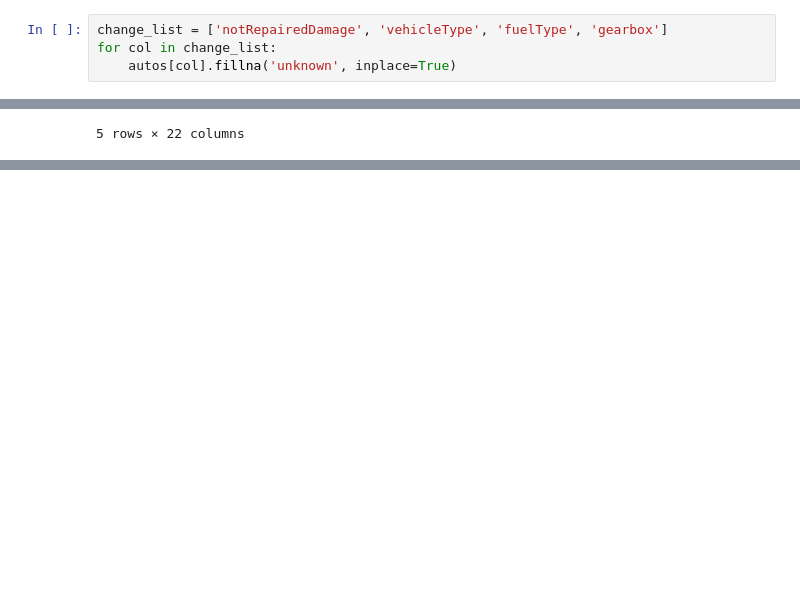
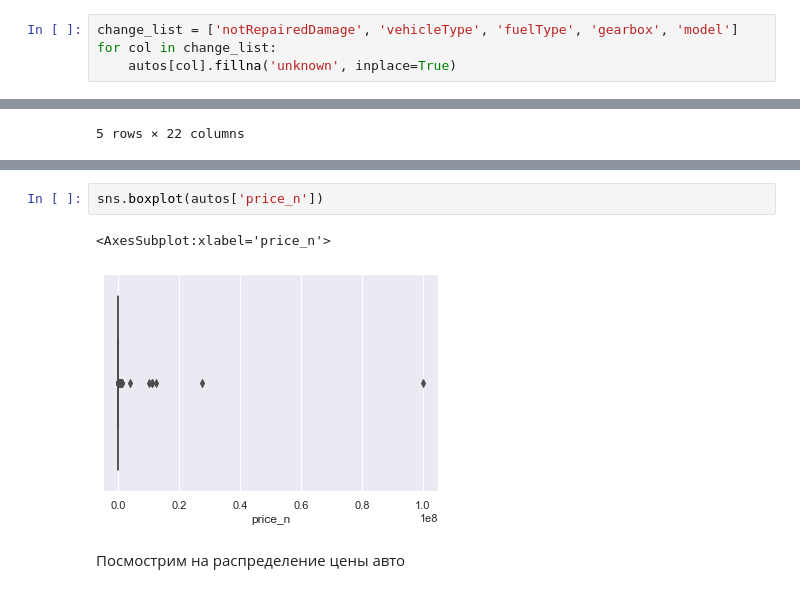
Before and after one commit to RuslanYusup/EDA_CAR, a Jupyter notebook: car_price.ipynb, the cells around one changed output, grey strips where cells are left out. Saved outputs shown, nothing was run; the diff lists cells and outputs as text; blank space fills up the shorter version.

```diff
--- a/car_price.ipynb
+++ b/car_price.ipynb
@@ -217,6 +215,6 @@ dtype: int64
 # %% [markdown]
 Все пропущенные значения/нули заполним unknown
 # %%
-change_list = ['notRepairedDamage', 'vehicleType', 'fuelType', 'gearbox']
+change_list = ['notRepairedDamage', 'vehicleType', 'fuelType', 'gearbox', 'model']
 for col in change_list:
     autos[col].fillna('unknown', inplace=True)
@@ -347,0 +399,7 @@ autos.head()
+# %%
+sns.boxplot(autos['price_n'])
+# %% [output]
+<AxesSubplot:xlabel='price_n'>
+[figure, added]
+# %% [markdown]
+Посмострим на распределение цены авто
```
Also changed, not shown: parts of 73 cells of this notebook.
